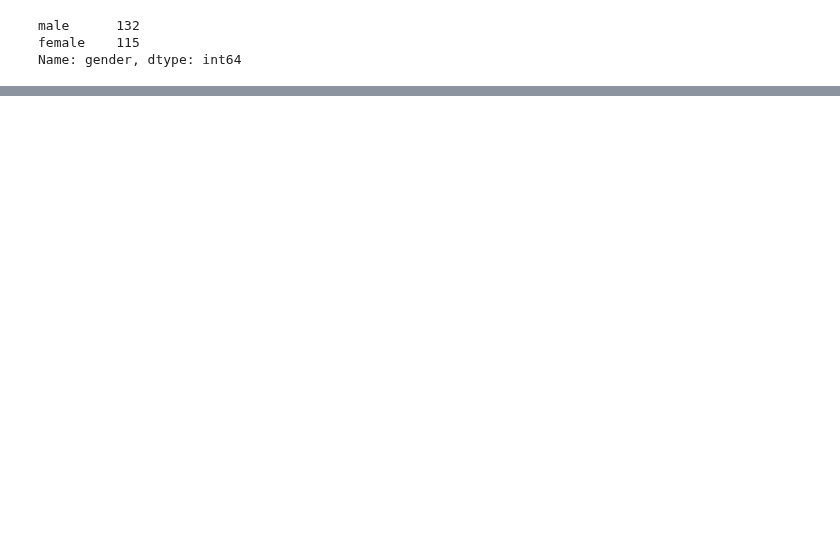
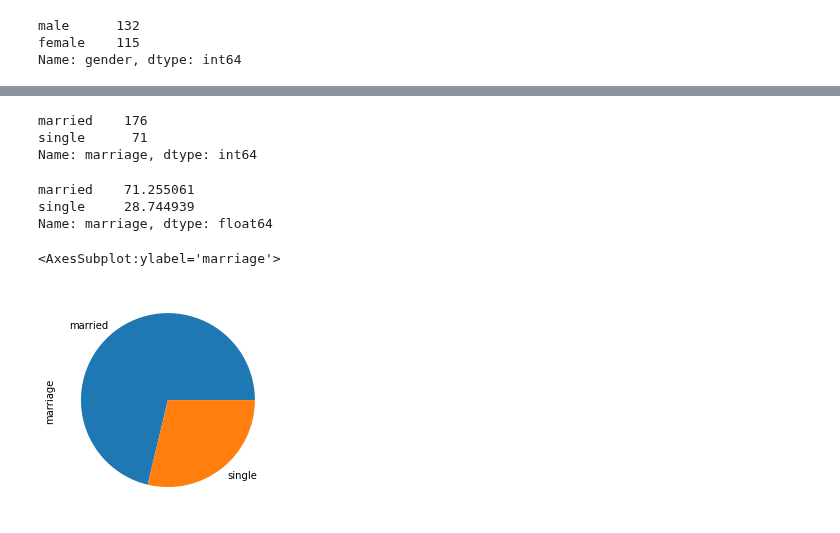
Before and after one commit to ljh15952/AI_Study, a Jupyter notebook: 빈도 분석&기술 통계량 분석/Source_1.ipynb, the cells around one changed output, grey strips where cells are left out. Drawn from its saved outputs; the diff is of its cells as text; code cells hidden in the pictures; blank space fills up the shorter version.

```diff
--- a/빈도 분석&기술 통계량 분석/Source_1.ipynb
+++ b/빈도 분석&기술 통계량 분석/Source_1.ipynb
@@ -40,0 +64,18 @@ Name: gender, dtype: int64
+# %%
+df['marriage'] = df['marriage'].replace([1,2,3], ['single','married','other'])
+df['marriage'].value_counts()
+# %% [output]
+married    176
+single      71
+Name: marriage, dtype: int64
+# %%
+df['marriage'].value_counts() / len(df) * 100
+# %% [output]
+married    71.255061
+single     28.744939
+Name: marriage, dtype: float64
+# %%
+df['marriage'].value_counts().plot(kind='pie')
+# %% [output]
+<AxesSubplot:ylabel='marriage'>
+[figure, added]
```
Also changed, not shown: parts of 32 cells of this notebook.
